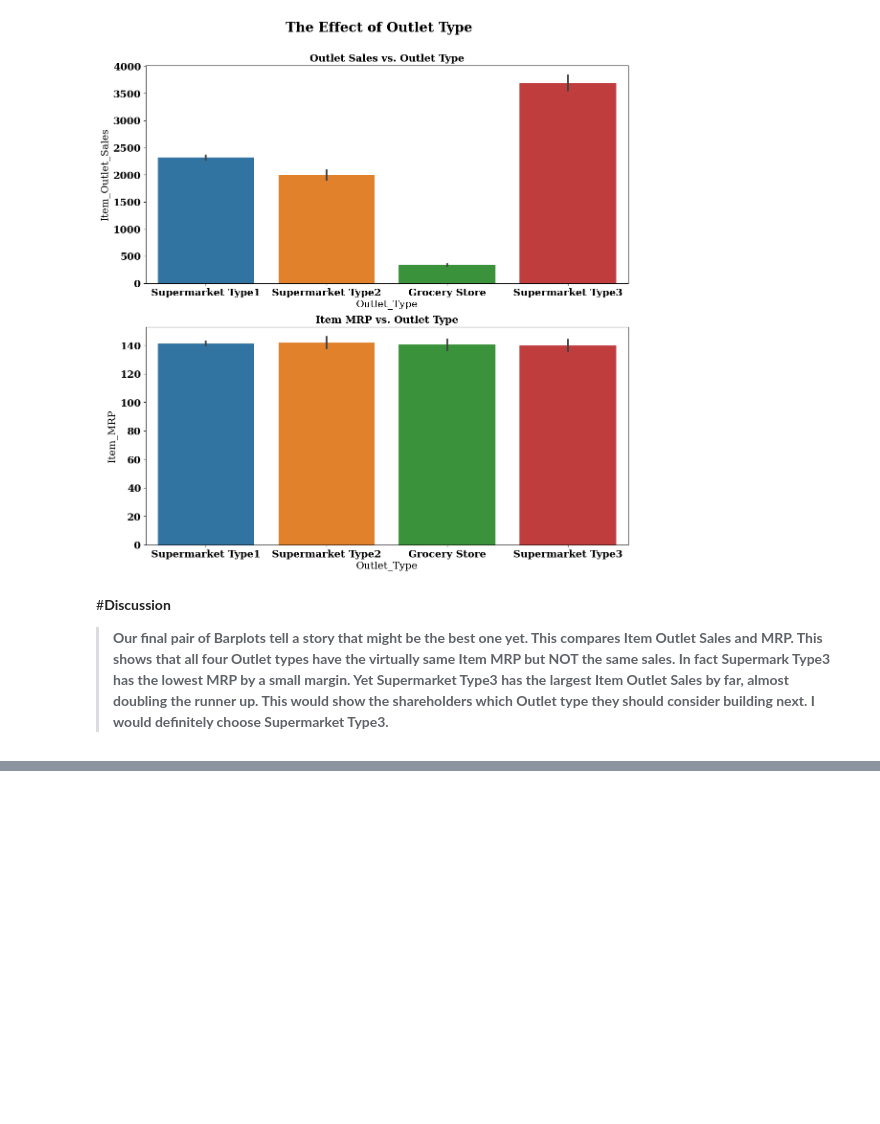
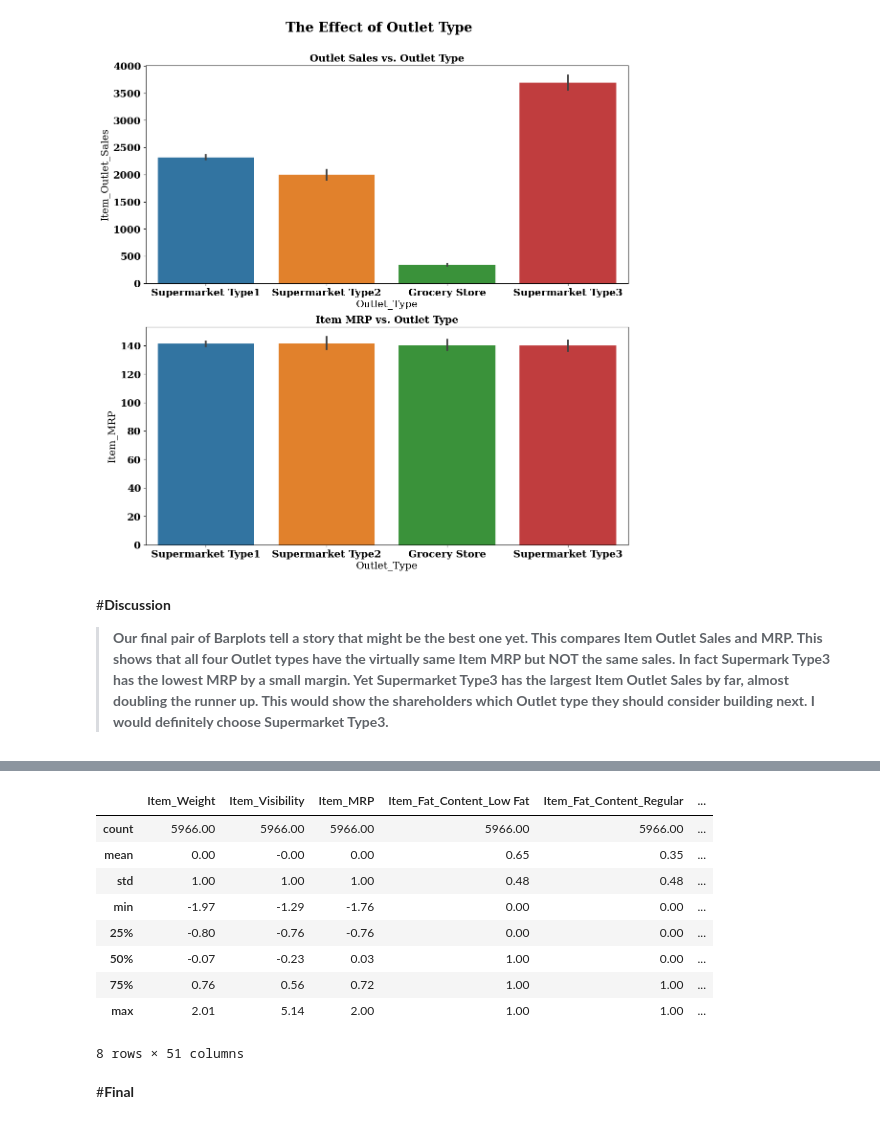
Before and after one commit to BenjaminEngel919/Prediction-of-Product-Sales, a Jupyter notebook: Prediction_of_product_sales.ipynb, the cells around one changed output, grey strips where cells are left out. Drawn from its saved outputs; the diff is of its cells as text; code cells hidden in the pictures; blank space fills up the shorter version.

```diff
--- a/Prediction_of_product_sales.ipynb
+++ b/Prediction_of_product_sales.ipynb
@@ -484,0 +808,3 @@ fig.suptitle('The Effect of Outlet Type', fontsize = 20, fontweight = 'bold', y
+# %%
+#Fit on Train data
+preprocessor.fit(X_train)
@@ -484,0 +827,2 @@ fig.suptitle('The Effect of Outlet Type', fontsize = 20, fontweight = 'bold', y
+# %%
+preprocessor.fit(X_train).get_feature_names_out()
@@ -484,0 +847,4 @@ fig.suptitle('The Effect of Outlet Type', fontsize = 20, fontweight = 'bold', y
+# %%
+# Transform Train and Test
+X_train_processed = preprocessor.transform(X_train)
+X_test_processed = preprocessor.transform(X_test)
@@ -484,0 +874,8 @@ fig.suptitle('The Effect of Outlet Type', fontsize = 20, fontweight = 'bold', y
+# %%
+# Create dataframes from the processed arrays
+# Default X_train and X_test
+cols = preprocessor.fit(X_train).get_feature_names_out()
+
+X_train_processed_df = pd.DataFrame(X_train_processed,
+                          columns = cols,
+                          index = X_train.index)
@@ -484,0 +926,16 @@ fig.suptitle('The Effect of Outlet Type', fontsize = 20, fontweight = 'bold', y
+# %%
+#View the transformations
+X_train_processed_df.describe().round(2)
+# %% [output]
+|  | Item_Weight | Item_Visibility | Item_MRP | Item_Fat_Content_Low Fat | Item_Fat_Content_Regular | ... |
+| count | 5966.00 | 5966.00 | 5966.00 | 5966.00 | 5966.00 | ... |
+| mean | 0.00 | -0.00 | 0.00 | 0.65 | 0.35 | ... |
+| std | 1.00 | 1.00 | 1.00 | 0.48 | 0.48 | ... |
+| min | -1.97 | -1.29 | -1.76 | 0.00 | 0.00 | ... |
+| 25% | -0.80 | -0.76 | -0.76 | 0.00 | 0.00 | ... |
+| 50% | -0.07 | -0.23 | 0.03 | 1.00 | 0.00 | ... |
+| 75% | 0.76 | 0.56 | 0.72 | 1.00 | 1.00 | ... |
+| max | 2.01 | 5.14 | 2.00 | 1.00 | 1.00 | ... |
+8 rows × 51 columns
+# %% [markdown]
+#**Final**
```
Also changed, not shown: parts of 84 cells of this notebook.
